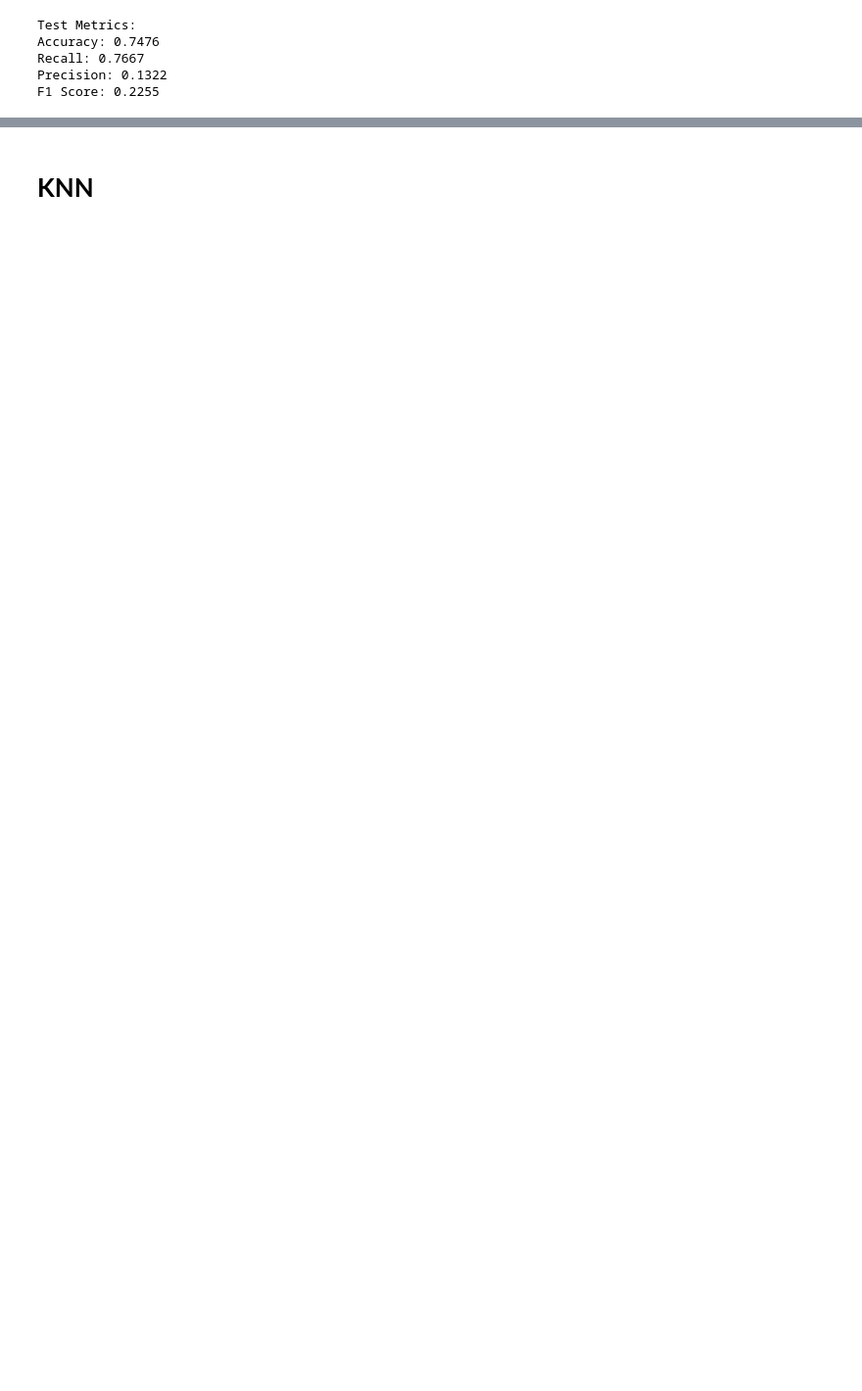
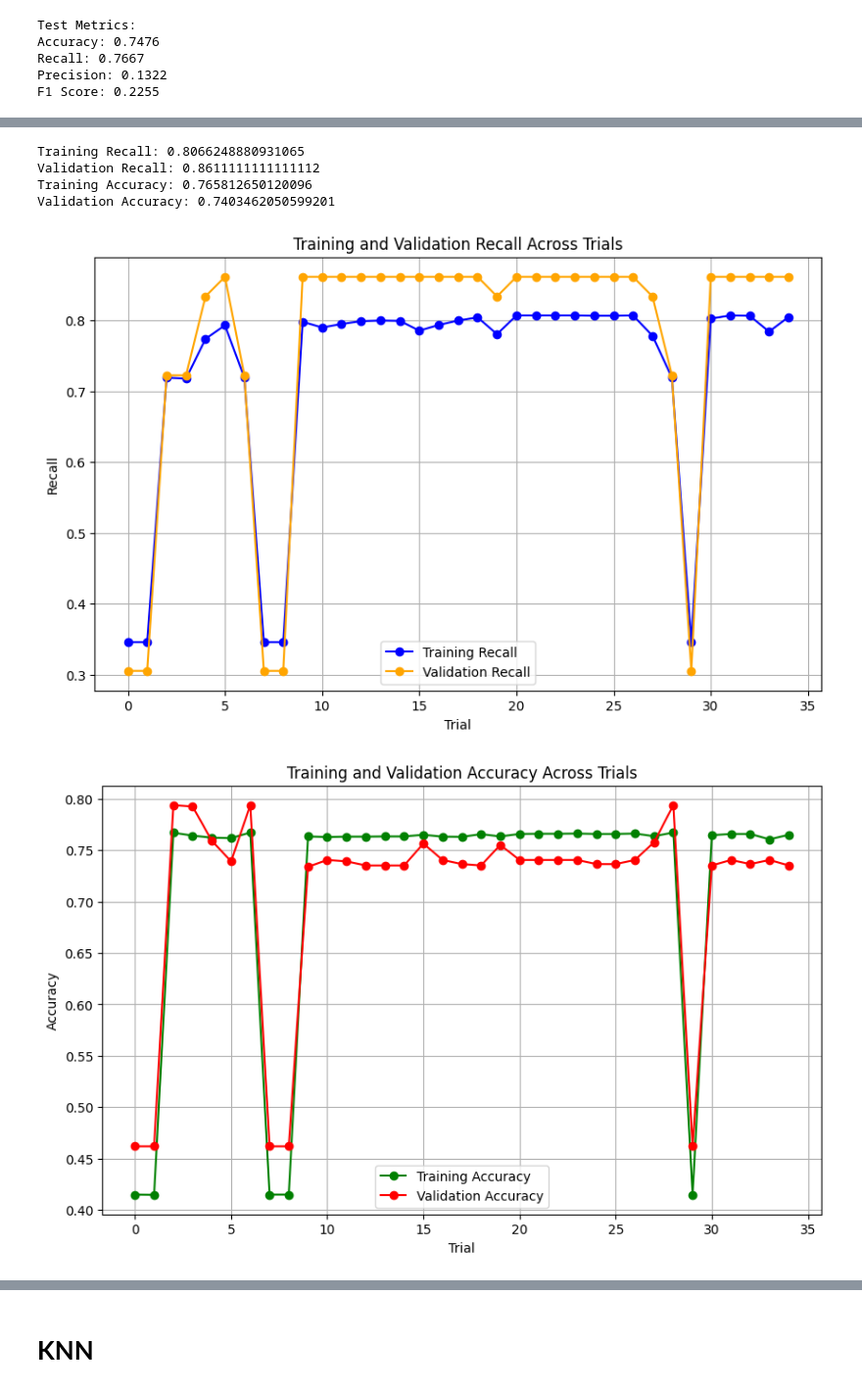
Before and after one commit to Mohamed-Ahmed-Esmat/Stroke-Detection, a Jupyter notebook: detection_Smote.ipynb, the cells around one changed output, grey strips where cells are left out. Shown at 98% size. Cells and saved outputs as stored; diff of their text form; code cells hidden in the pictures; blank space fills up the shorter version.

```diff
--- a/detection_Smote.ipynb
+++ b/detection_Smote.ipynb
@@ -1348,0 +1419,72 @@ F1 Score: 0.2255
+# %%
+
+# Evaluate the model on the validation set
+y_val_pred = best_model.predict(x_val_filtered)
+y_train_pred = best_model.predict(x_train_filtered)
+
+# Calculate recall and accuracy for training and validation sets
+train_recall = recall_score(y_train_filtered, y_train_pred)
+val_recall = recall_score(y_val_filtered, y_val_pred)
+train_accuracy = accuracy_score(y_train_filtered, y_train_pred)
+val_accuracy = accuracy_score(y_val_filtered, y_val_pred)
+
+print("\nTraining Recall:", train_recall)
+print("Validation Recall:", val_recall)
+print("Training Accuracy:", train_accuracy)
+print("Validation Accuracy:", val_accuracy)
+
+# Extract trial results for plotting
+trials = study.trials
+train_recalls = []
+val_recalls = []
+train_accuracies = []
+val_accuracies = []
+
+for trial in trials:
+    params = trial.params
+    kernel = params['kernel']
+    C = params['C']
+    gamma = params.get('gamma', 'scale')
+
+    # Train model with trial parameters
+    model = SVC(kernel=kernel, C=C, gamma=gamma, random_state=42)
+    model.fit(x_train_filtered, y_train_filtered)
+
+    # Predict on training and validation sets
+    y_train_pred = model.predict(x_train_filtered)
+    y_val_pred = model.predict(x_val_filtered)
+
+    # Calculate metrics
+    train_recalls.append(recall_score(y_train_filtered, y_train_pred))
+    val_recalls.append(recall_score(y_val_filtered, y_val_pred))
+    train_accuracies.append(accuracy_score(y_train_filtered, y_train_pred))
+    val_accuracies.append(accuracy_score(y_val_filtered, y_val_pred))
+
+# Plot training and validation recall
+plt.figure(figsize=(10, 6))
+plt.plot(range(len(train_recalls)), train_recalls, label='Training Recall', marker='o', color='blue')
+plt.plot(range(len(val_recalls)), val_recalls, label='Validation Recall', marker='o', color='orange')
+plt.title('Training and Validation Recall Across Trials')
+plt.xlabel('Trial')
+plt.ylabel('Recall')
+plt.legend()
+plt.grid()
+plt.show()
+
+# Plot training and validation accuracy
+plt.figure(figsize=(10, 6))
+plt.plot(range(len(train_accuracies)), train_accuracies, label='Training Accuracy', marker='o', color='green')
+plt.plot(range(len(val_accuracies)), val_accuracies, label='Validation Accuracy', marker='o', color='red')
+plt.title('Training and Validation Accuracy Across Trials')
+plt.xlabel('Trial')
+plt.ylabel('Accuracy')
+plt.legend()
+plt.grid()
+plt.show()
+# %% [output]
+Training Recall: 0.8066248880931065
+Validation Recall: 0.8611111111111112
+Training Accuracy: 0.765812650120096
+Validation Accuracy: 0.7403462050599201
+[figure, added]
+[figure, added]
```
Also changed, not shown: parts of 19 cells of this notebook, 1 other file.
